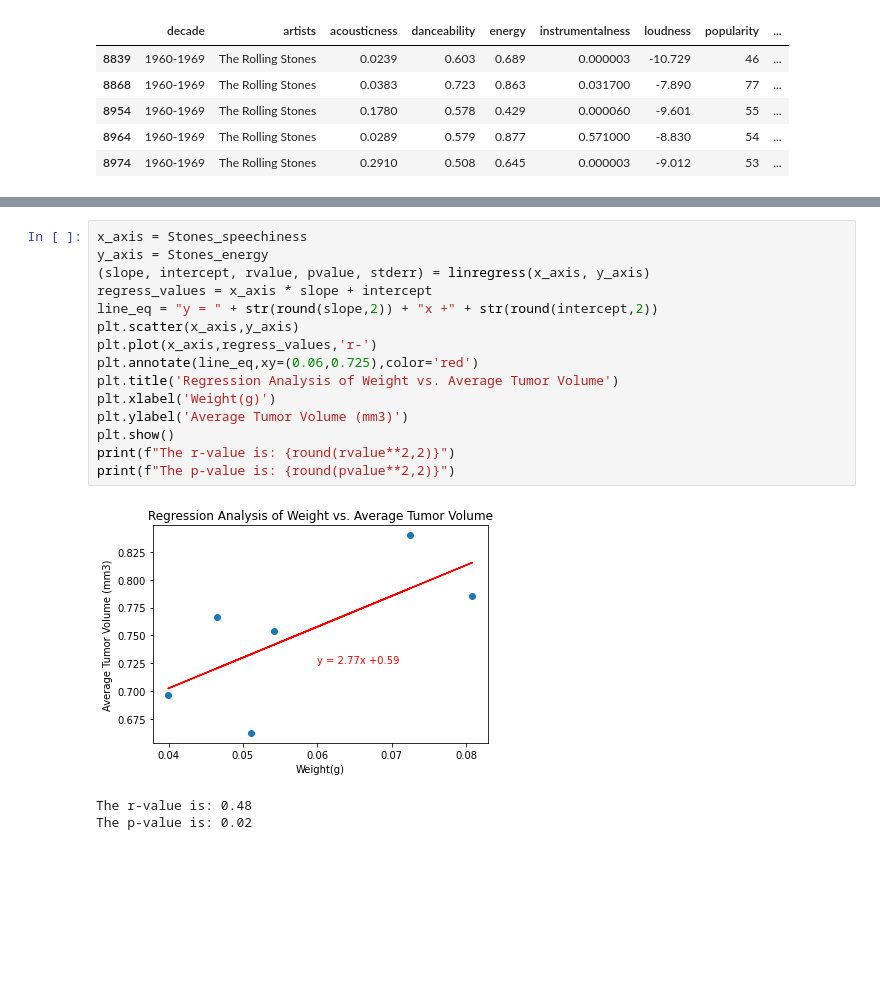
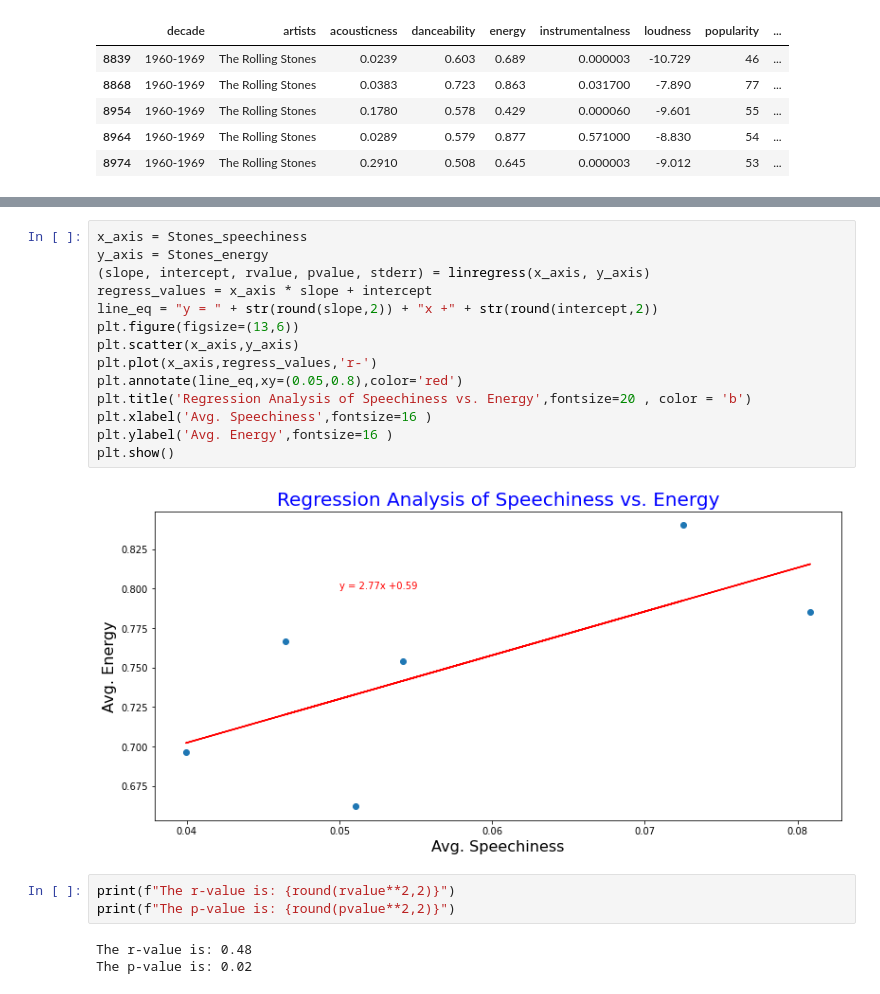
Before and after one commit to divya-gh/Spotify_Music_Analysis, a Jupyter notebook: spotify_analysis-hypothesis.ipynb, the cells around one changed output, grey strips where cells are left out. Cells and saved outputs as stored; diff of their text form; blank space fills up the shorter version.

Commit message:
pretty charts

```diff
--- a/spotify_analysis-hypothesis.ipynb
+++ b/spotify_analysis-hypothesis.ipynb
@@ -317,19 +245,22 @@ Name: energy, dtype: float64
 # %%
 x_axis = Stones_speechiness
 y_axis = Stones_energy
 (slope, intercept, rvalue, pvalue, stderr) = linregress(x_axis, y_axis)
 regress_values = x_axis * slope + intercept
 line_eq = "y = " + str(round(slope,2)) + "x +" + str(round(intercept,2))
+plt.figure(figsize=(13,6))
 plt.scatter(x_axis,y_axis)
 plt.plot(x_axis,regress_values,'r-')
-plt.annotate(line_eq,xy=(0.06,0.725),color='red')
-plt.title('Regression Analysis of Weight vs. Average Tumor Volume')
-plt.xlabel('Weight(g)')
-plt.ylabel('Average Tumor Volume (mm3)')
+plt.annotate(line_eq,xy=(0.05,0.8),color='red')
+plt.title('Regression Analysis of Speechiness vs. Energy',fontsize=20 , color = 'b')
+plt.xlabel('Avg. Speechiness',fontsize=16 )
+plt.ylabel('Avg. Energy',fontsize=16 )
 plt.show()
-print(f"The r-value is: {round(rvalue**2,2)}")
-print(f"The p-value is: {round(pvalue**2,2)}")
 # %% [output]
-[figure, old version]
+[figure, new version]
-The r-value is: 0.48
-The p-value is: 0.02
+# %%
+print(f"The r-value is: {round(rvalue**2,2)}")
+print(f"The p-value is: {round(pvalue**2,2)}")
+# %% [output]
+The r-value is: 0.48
+The p-value is: 0.02
```
Also changed, not shown: parts of 25 cells of this notebook.
